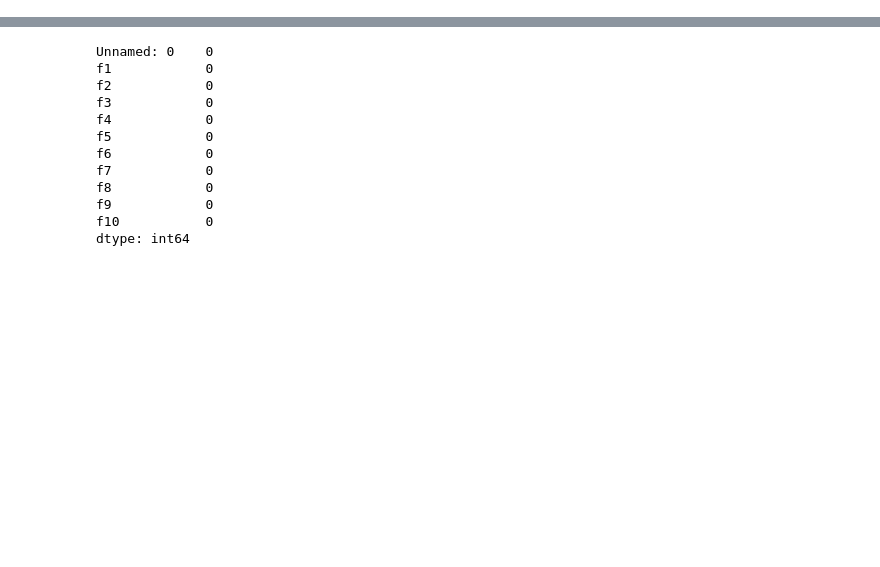
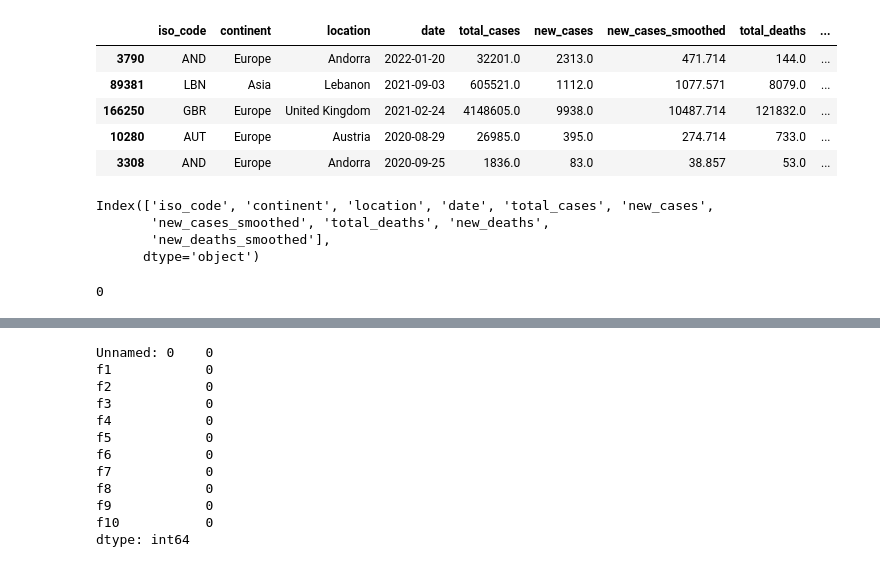
Before and after one commit to sartajbalti/Desi_Machine_Learning, a Jupyter notebook: DataThon/Data_Wrangling.ipynb, the cells around one changed output, grey strips where cells are left out. Drawn from its saved outputs; the diff is of its cells as text; code cells hidden in the pictures; blank space fills up the shorter version.

```diff
--- a/DataThon/Data_Wrangling.ipynb
+++ b/DataThon/Data_Wrangling.ipynb
@@ -3,5 +3,5 @@ import pandas as pd
 import matplotlib.pyplot as plt
 import seaborn as sns
 # %%
-df = pd.read_csv('X_train.csv')
-df.head()
+df = pd.read_csv('covid.csv')
+df = df.sample(300)
@@ -14,0 +53,2 @@ df.head()
+# %%
+df.drop(df.iloc[:, 10:], inplace = True, axis = 1)
@@ -14,0 +78,2 @@ df.head()
+# %%
+df1 = df.dropna()
@@ -14,0 +116,20 @@ df.head()
+# %%
+df1.head()
+# %% [output]
+|  | iso_code | continent | location | date | total_cases | new_cases | new_cases_smoothed | total_deaths | ... |
+| 3790 | AND | Europe | Andorra | 2022-01-20 | 32201.0 | 2313.0 | 471.714 | 144.0 | ... |
+| 89381 | LBN | Asia | Lebanon | 2021-09-03 | 605521.0 | 1112.0 | 1077.571 | 8079.0 | ... |
+| 166250 | GBR | Europe | United Kingdom | 2021-02-24 | 4148605.0 | 9938.0 | 10487.714 | 121832.0 | ... |
+| 10280 | AUT | Europe | Austria | 2020-08-29 | 26985.0 | 395.0 | 274.714 | 733.0 | ... |
+| 3308 | AND | Europe | Andorra | 2020-09-25 | 1836.0 | 83.0 | 38.857 | 53.0 | ... |
+# %%
+df.columns
+# %% [output]
+Index(['iso_code', 'continent', 'location', 'date', 'total_cases', 'new_cases',
+       'new_cases_smoothed', 'total_deaths', 'new_deaths',
+       'new_deaths_smoothed'],
+      dtype='object')
+# %%
+df1['new_deaths'].isnull().sum()
+# %% [output]
+0
```
Also changed, not shown: parts of 10 cells of this notebook, 17 other files.
